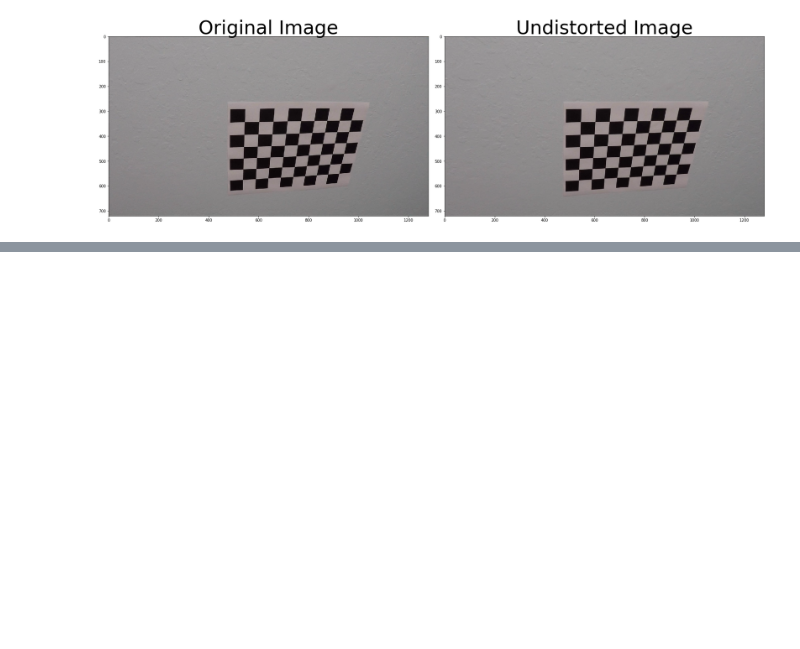
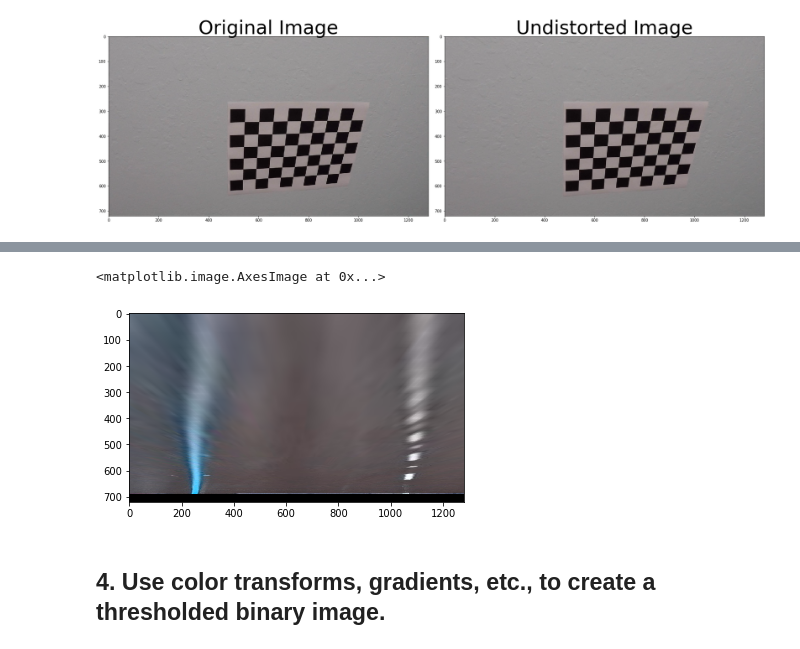
Before and after one commit to easyfly007/autodrive_projects, a Jupyter notebook: proj_advanced_lane_finding/examples/solutions.ipynb, the cells around one changed output, grey strips where cells are left out. Saved outputs shown, nothing was run; the diff lists cells and outputs as text; code cells hidden in the pictures; blank space fills up the shorter version.

```diff
--- a/proj_advanced_lane_finding/examples/solutions.ipynb
+++ b/proj_advanced_lane_finding/examples/solutions.ipynb
@@ -81,0 +109,11 @@ test on image file  ../camera_cal\calibration10.jpg
+# %%
+# do transformation on the test image
+# check the final warped image after perspective transformation
+img_size = img.shape[1], img.shape[0]
+warped = cv2.warpPerspective(img, M, img_size, flags=cv2.INTER_LINEAR)
+plt.imshow(warped)
+# %% [output]
+<matplotlib.image.AxesImage at 0x...>
+[figure, added]
+# %% [markdown]
+## 4. Use color transforms, gradients, etc., to create a thresholded binary image.
```
Also changed, not shown: parts of 2 cells of this notebook.
